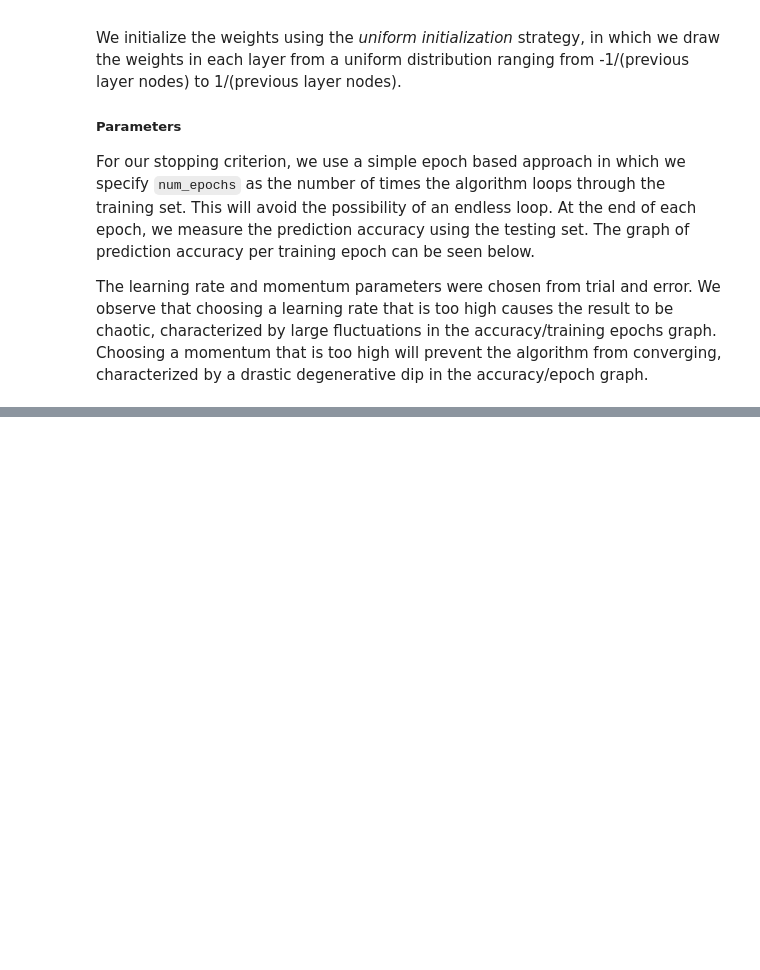
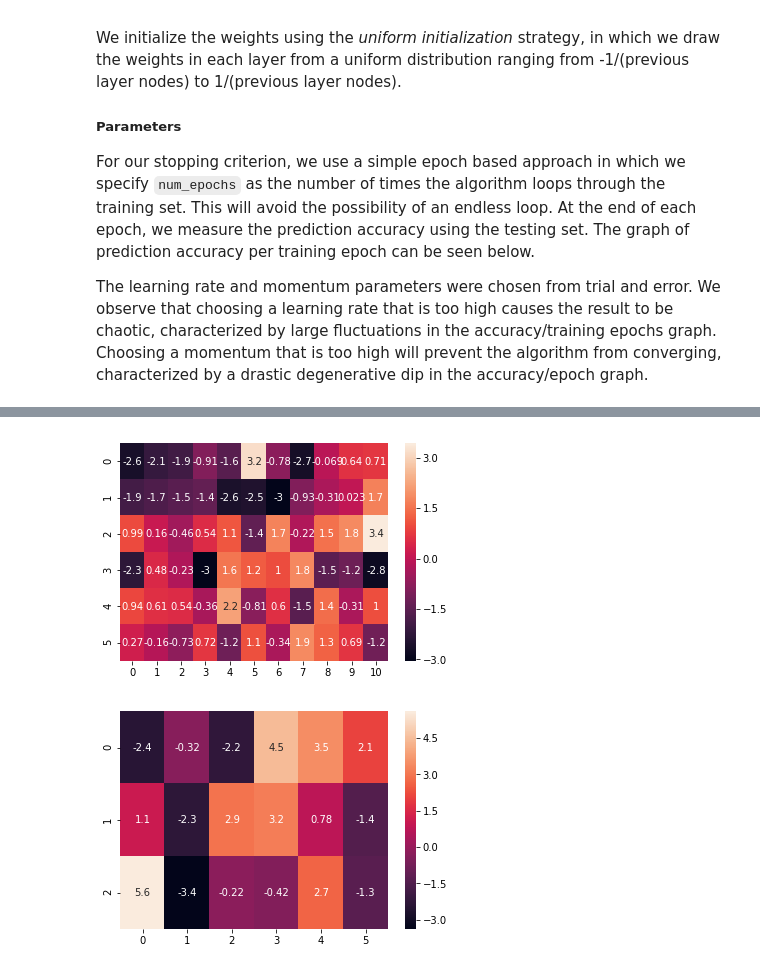
Before and after one commit to ben-the-hedgehog/backprop-network, a Jupyter notebook: A2.ipynb, the cells around one changed output, grey strips where cells are left out. Drawn from its saved outputs; the diff is of its cells as text; code cells hidden in the pictures; blank space fills up the shorter version.

```diff
--- a/A2.ipynb
+++ b/A2.ipynb
@@ -117,0 +184,8 @@ plt.show()
+# %%
+for w in net.weights:
+    w_frame = pd.DataFrame(w)
+    hmap = sns.heatmap(w_frame, annot=True)
+    plt.show()
+# %% [output]
+[figure, added]
+[figure, added]
```
Also changed, not shown: parts of 14 cells of this notebook, 2 other files.
